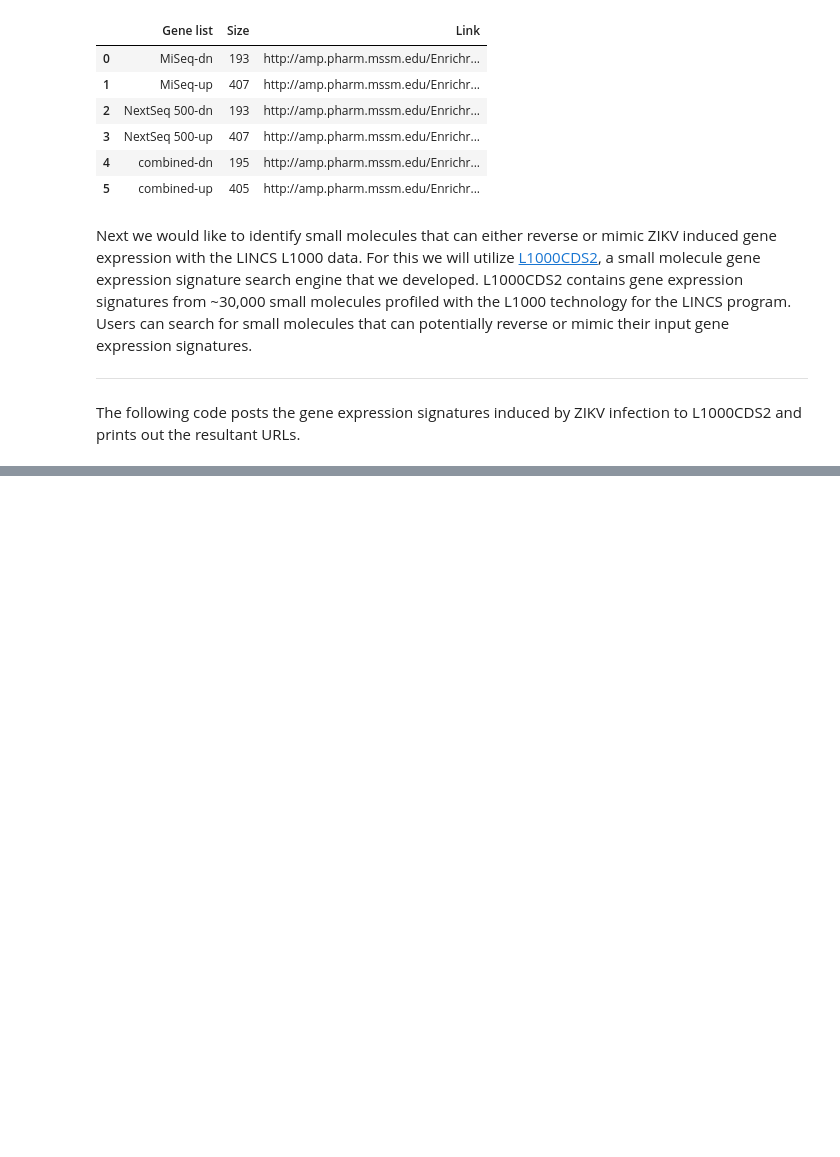
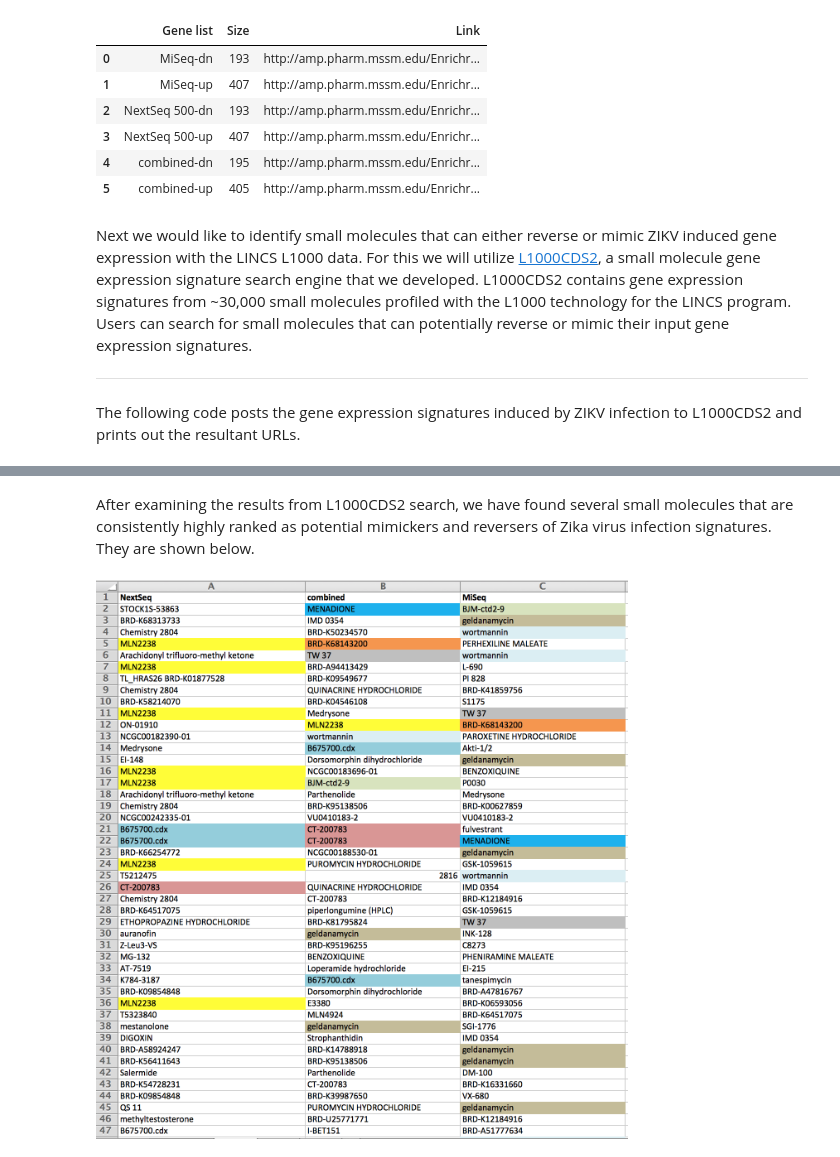
Before and after one commit to MaayanLab/Zika-RNAseq-Pipeline, a Jupyter notebook: Zika.ipynb, the cells around one changed output, grey strips where cells are left out. Saved outputs shown, nothing was run; the diff lists cells and outputs as text; code cells hidden in the pictures; blank space fills up the shorter version.

Commit message:
added screenshots of L1000CDS2 results

```diff
--- a/Zika.ipynb
+++ b/Zika.ipynb
@@ -370,0 +377,7 @@ http://amp.pharm.mssm.edu/L1000CDS2/#/result/57179ecabfccf1840181cf3e
+# %% [markdown]
+After examining the results from L1000CDS2 search, we have found several small molecules that are consistently highly ranked as potential mimickers and reversers of Zika virus infection signatures. They are shown below.
+# %%
+from IPython.display import Image
+Image('img/zika-drug-mimickers.png')
+# %% [output]
+[figure, added]
```
Also changed, not shown: parts of 4 cells of this notebook, 2 other files.
